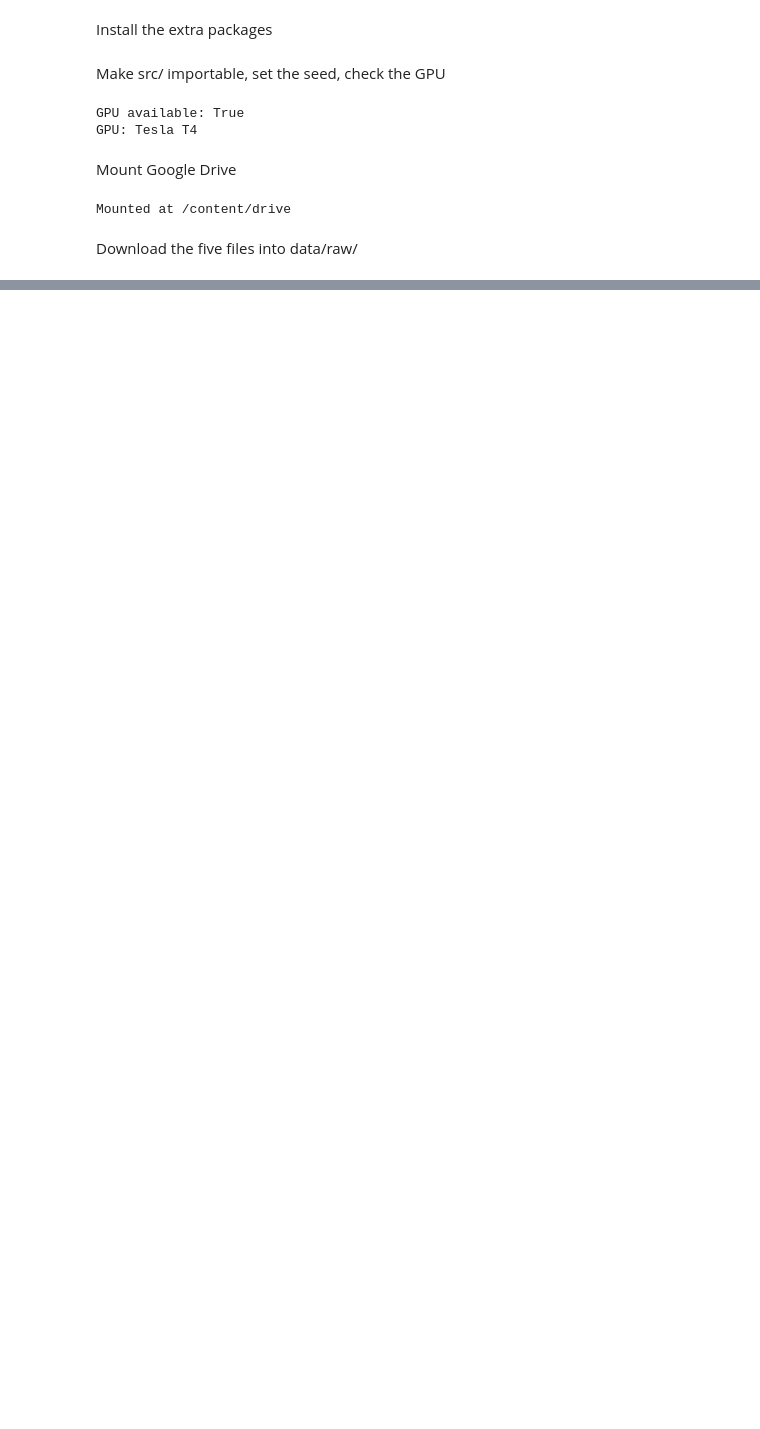
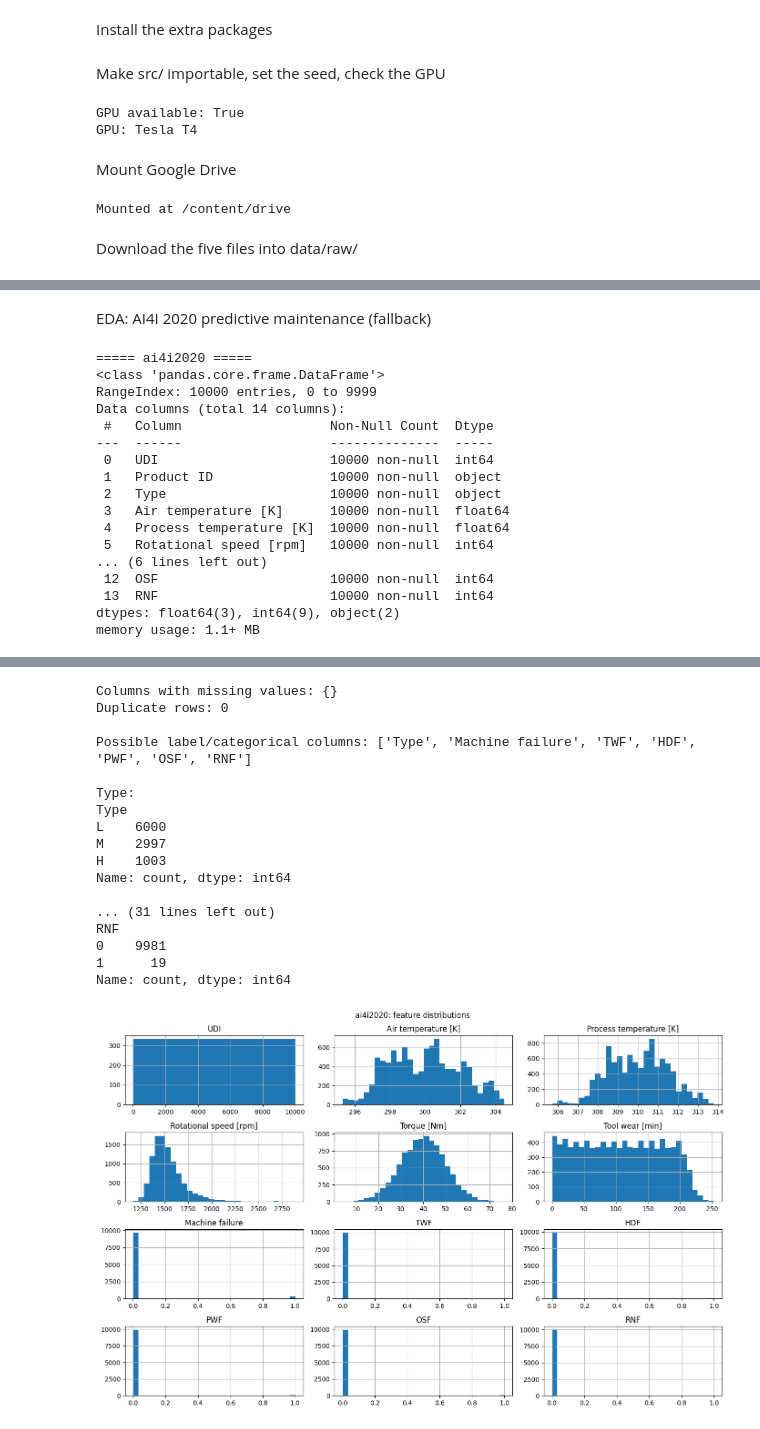
Before and after one commit to ShalakaEranga/DriveHealth-Comparative-Fault-Diagnosis-Using-Classical-vs-Deep-Learning-Methods, a Jupyter notebook: notebooks/01_eda.ipynb, the cells around one changed output, grey strips where cells are left out. Cells and saved outputs as stored; diff of their text form; code cells hidden in the pictures; blank space fills up the shorter version.

```diff
--- a/notebooks/01_eda.ipynb
+++ b/notebooks/01_eda.ipynb
@@ -102,0 +285,22 @@ Files in data/raw:
+# %% [markdown]
+EDA: AI4I 2020 predictive maintenance (fallback)
+# %%
+quick_eda(datasets["ai4i2020"], "ai4i2020")
+# %% [output]
+===== ai4i2020 =====
+<class 'pandas.core.frame.DataFrame'>
+RangeIndex: 10000 entries, 0 to 9999
+Data columns (total 14 columns):
+ #   Column                   Non-Null Count  Dtype
+---  ------                   --------------  -----
+ 0   UDI                      10000 non-null  int64
+ 1   Product ID               10000 non-null  object
+ 2   Type                     10000 non-null  object
+ 3   Air temperature [K]      10000 non-null  float64
+ 4   Process temperature [K]  10000 non-null  float64
+ 5   Rotational speed [rpm]   10000 non-null  int64
+... (6 lines left out)
+ 12  OSF                      10000 non-null  int64
+ 13  RNF                      10000 non-null  int64
+dtypes: float64(3), int64(9), object(2)
+memory usage: 1.1+ MB
@@ -102,0 +320,18 @@ Files in data/raw:
+Columns with missing values: {}
+Duplicate rows: 0
+
+Possible label/categorical columns: ['Type', 'Machine failure', 'TWF', 'HDF', 'PWF', 'OSF', 'RNF']
+
+Type:
+Type
+L    6000
+M    2997
+H    1003
+Name: count, dtype: int64
+
+... (31 lines left out)
+RNF
+0    9981
+1      19
+Name: count, dtype: int64
+[figure, added]
```
Also changed, not shown: parts of 16 cells of this notebook.
